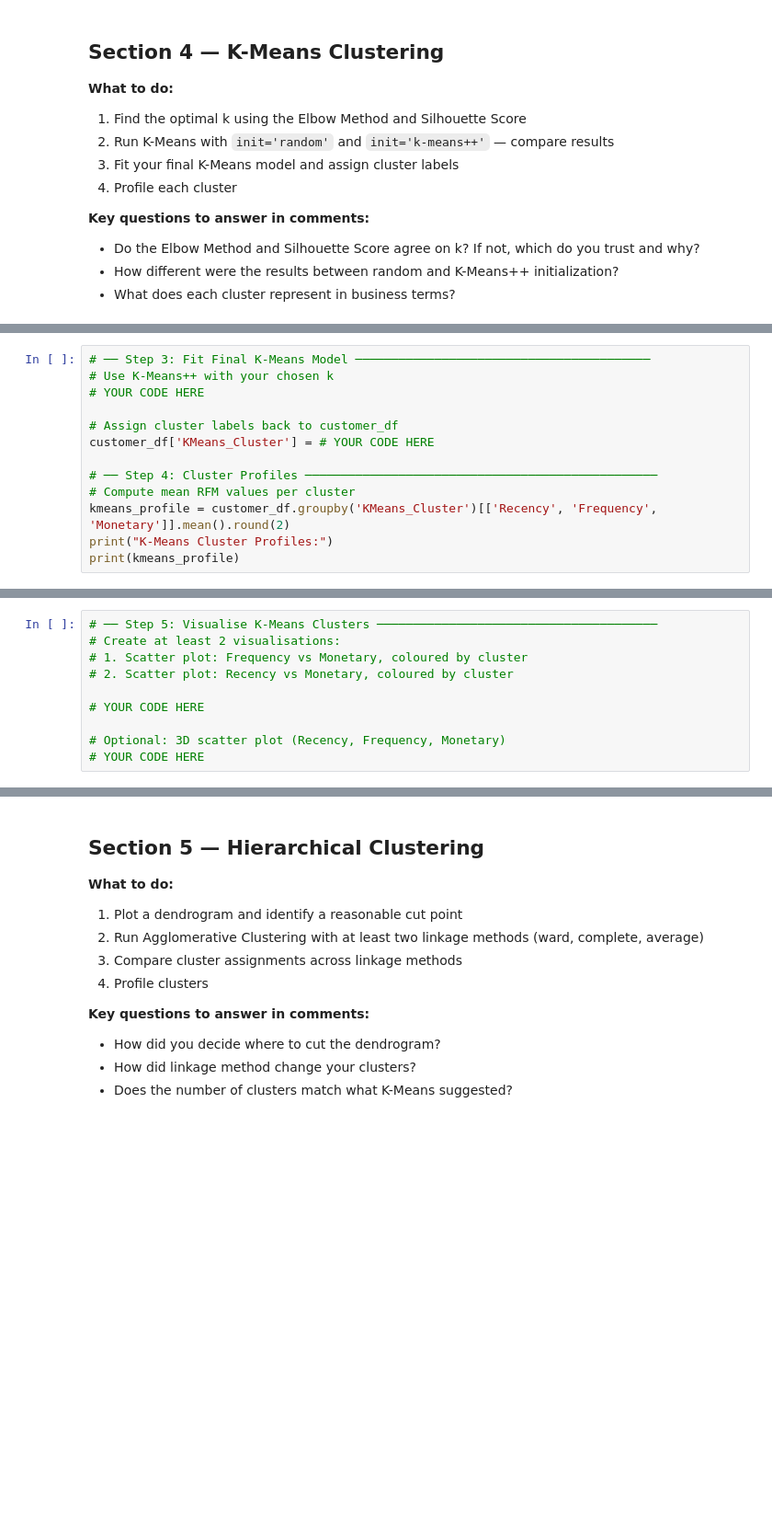
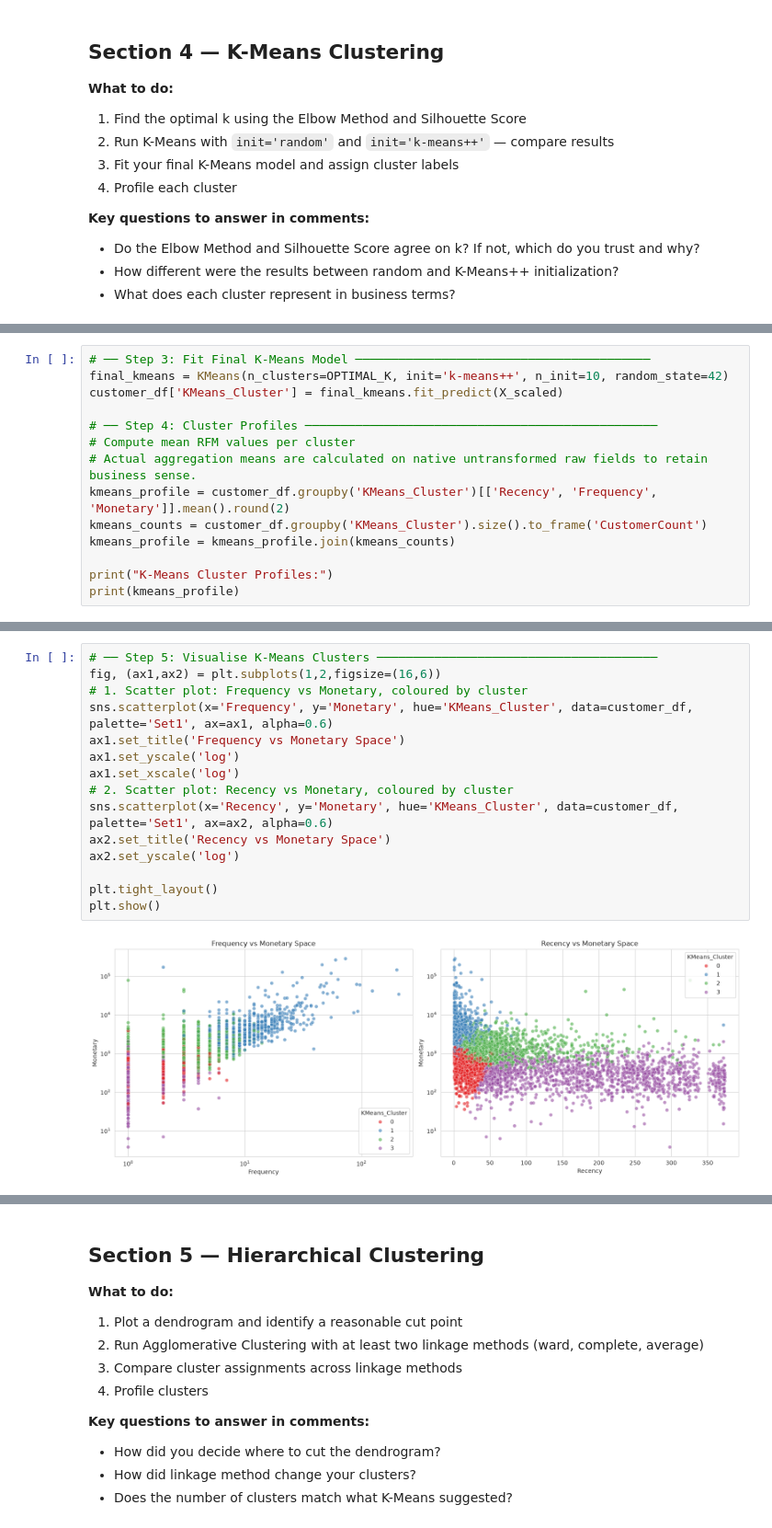
Before and after one commit to Sulav-Koirala/AI-Fellowship-Assignments, a Jupyter notebook: Week 7/Week_7_Clustering_Assignment.ipynb, the cells around one changed output, grey strips where cells are left out. Shown at 92% size. Saved outputs shown, nothing was run; the diff lists cells and outputs as text; blank space fills up the shorter version.

```diff
--- a/Week 7/Week_7_Clustering_Assignment.ipynb
+++ b/Week 7/Week_7_Clustering_Assignment.ipynb
@@ -413,13 +423,14 @@ print(f"K-Means++ std: {np.std(kmeanspp_inertias):.2f}")
 # %%
 # ── Step 3: Fit Final K-Means Model ─────────────────────────────────────────
-# Use K-Means++ with your chosen k
-# YOUR CODE HERE
-
-# Assign cluster labels back to customer_df
-customer_df['KMeans_Cluster'] = # YOUR CODE HERE
+final_kmeans = KMeans(n_clusters=OPTIMAL_K, init='k-means++', n_init=10, random_state=42)
+customer_df['KMeans_Cluster'] = final_kmeans.fit_predict(X_scaled)
 
 # ── Step 4: Cluster Profiles ─────────────────────────────────────────────────
 # Compute mean RFM values per cluster
+# Actual aggregation means are calculated on native untransformed raw fields to retain business sense.
 kmeans_profile = customer_df.groupby('KMeans_Cluster')[['Recency', 'Frequency', 'Monetary']].mean().round(2)
+kmeans_counts = customer_df.groupby('KMeans_Cluster').size().to_frame('CustomerCount')
+kmeans_profile = kmeans_profile.join(kmeans_counts)
+
 print("K-Means Cluster Profiles:")
 print(kmeans_profile)
@@ -426,10 +445,17 @@ print(kmeans_profile)
 # %%
 # ── Step 5: Visualise K-Means Clusters ───────────────────────────────────────
-# Create at least 2 visualisations:
+fig, (ax1,ax2) = plt.subplots(1,2,figsize=(16,6))
 # 1. Scatter plot: Frequency vs Monetary, coloured by cluster
+sns.scatterplot(x='Frequency', y='Monetary', hue='KMeans_Cluster', data=customer_df, palette='Set1', ax=ax1, alpha=0.6)
+ax1.set_title('Frequency vs Monetary Space')
+ax1.set_yscale('log')
+ax1.set_xscale('log')
 # 2. Scatter plot: Recency vs Monetary, coloured by cluster
+sns.scatterplot(x='Recency', y='Monetary', hue='KMeans_Cluster', data=customer_df, palette='Set1', ax=ax2, alpha=0.6)
+ax2.set_title('Recency vs Monetary Space')
+ax2.set_yscale('log')
 
-# YOUR CODE HERE
-
-# Optional: 3D scatter plot (Recency, Frequency, Monetary)
-# YOUR CODE HERE
+plt.tight_layout()
+plt.show()
+# %% [output]
+[figure, added]
```
Also changed, not shown: parts of 5 cells of this notebook.
